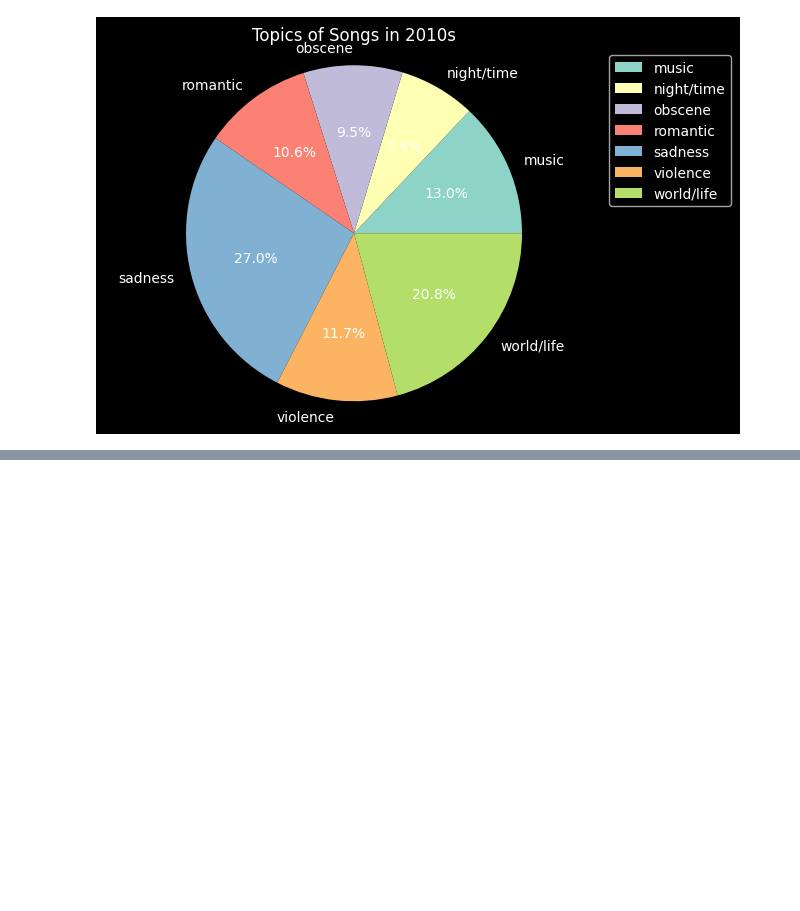
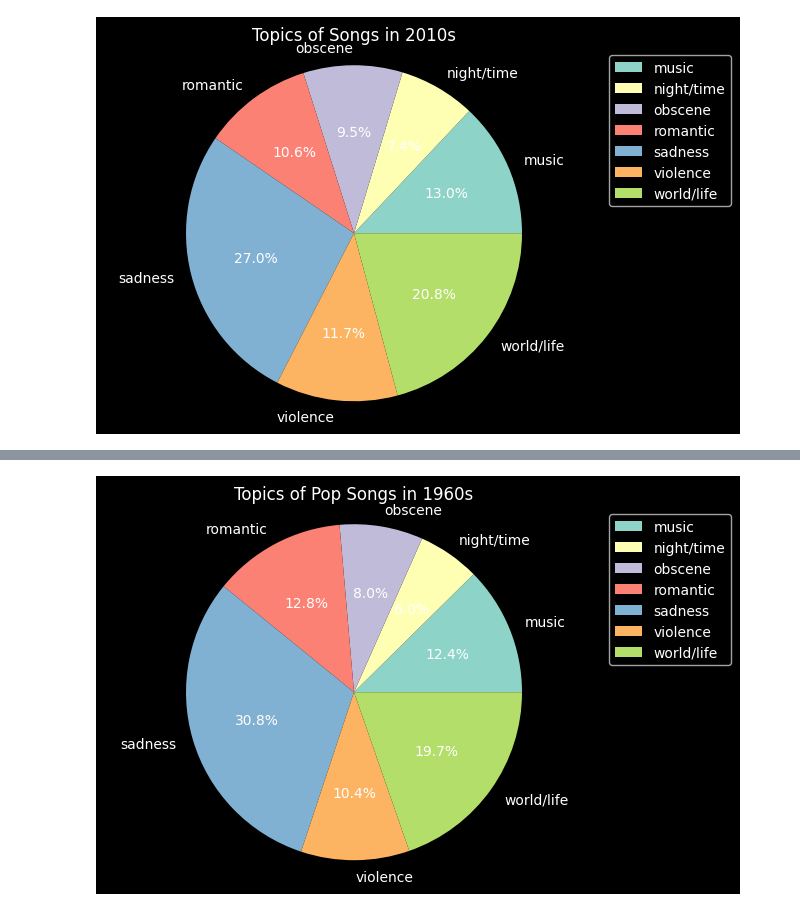
Before and after one commit to jarviswynn123/Team_Week, a Jupyter notebook: alex.ipynb, the cells around one changed output, grey strips where cells are left out. Cells and saved outputs as stored; diff of their text form; code cells hidden in the pictures; blank space fills up the shorter version.

```diff
--- a/alex.ipynb
+++ b/alex.ipynb
@@ -574,0 +678,17 @@ plt.show()
+# %%
+count_60s_pop = [133, 64, 86, 137, 330, 112, 211]
+fig_60s_pop, ax_60s_pop = plt.subplots()
+
+ax_60s_pop.pie(count_60s_pop, labels= labels, autopct="%1.1f%%")
+
+ax_60s_pop.axis('equal')
+
+plt.title('Topics of Pop Songs in 1960s')
+
+plt.style.use('dark_background')
+
+plt.legend(labels, bbox_to_anchor=(1,1), loc='best')
+
+plt.show()
+# %% [output]
+[figure, added]
```
Also changed, not shown: parts of 31 cells of this notebook.
